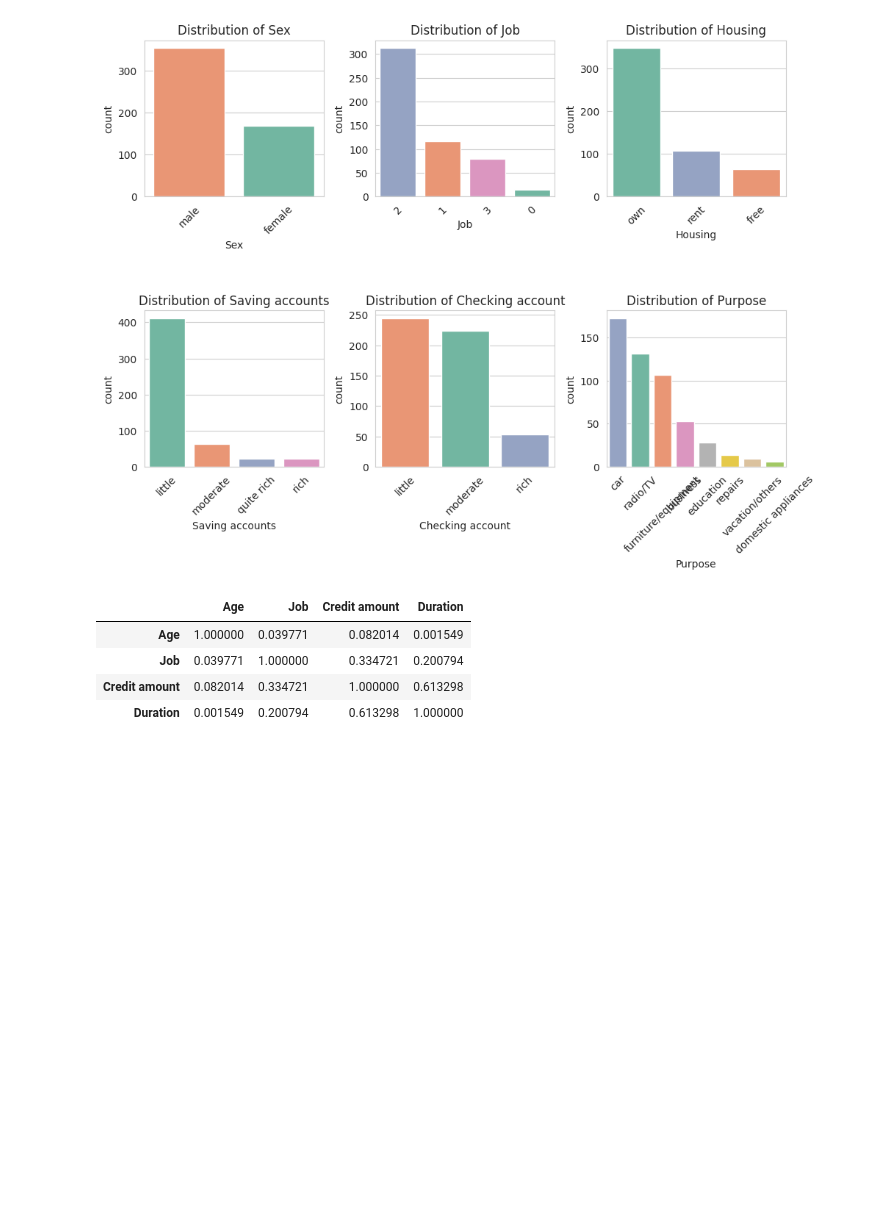
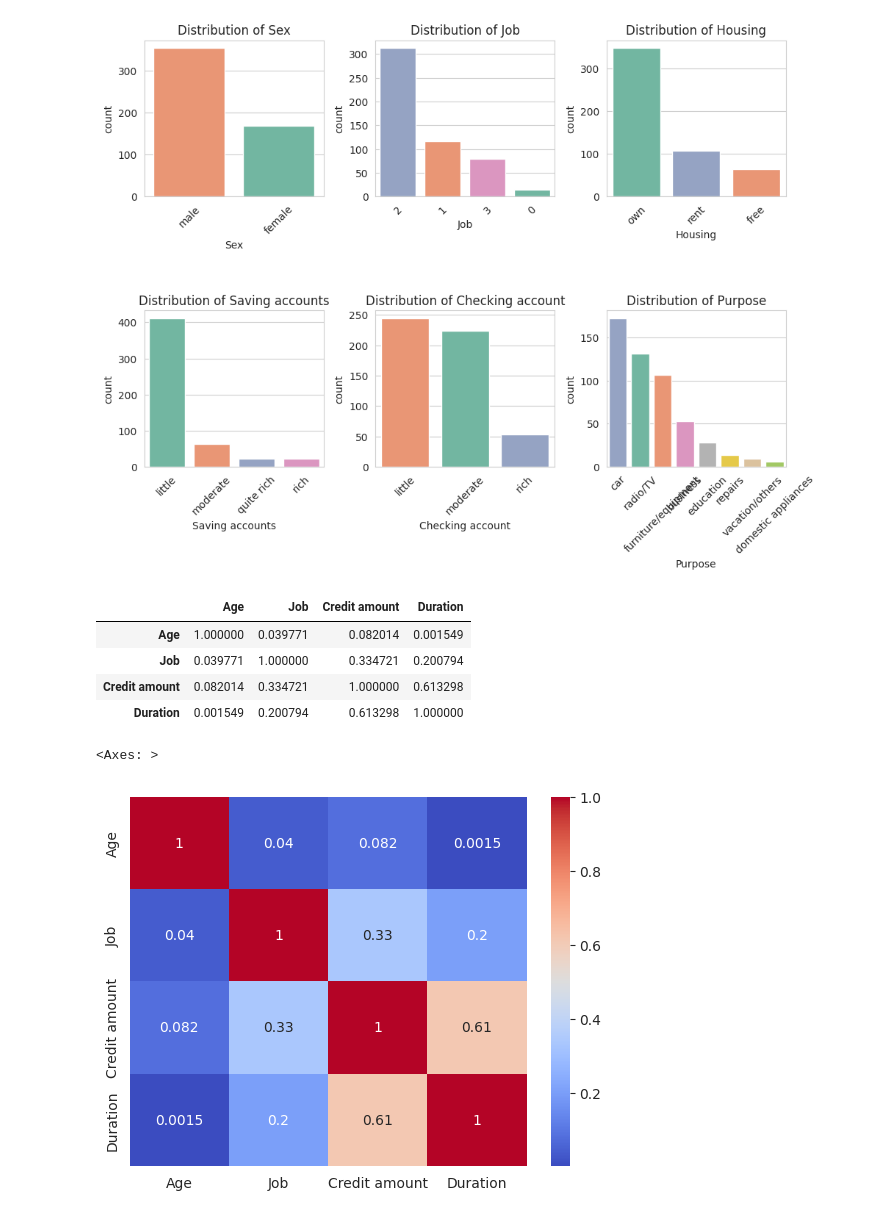
Before and after one commit to Prasmu007/Project-Credit-Risk-Modelling, a Jupyter notebook: Credit_Risk_Modelling.ipynb, the cells around one changed output. Saved outputs shown, nothing was run; the diff lists cells and outputs as text; code cells hidden in the pictures; blank space fills up the shorter version.

```diff
--- a/Credit_Risk_Modelling.ipynb
+++ b/Credit_Risk_Modelling.ipynb
@@ -187,3 +187,8 @@ corr
 | Job | 0.039771 | 1.000000 | 0.334721 | 0.200794 |
 | Credit amount | 0.082014 | 0.334721 | 1.000000 | 0.613298 |
 | Duration | 0.001549 | 0.200794 | 0.613298 | 1.000000 |
+# %%
+sns.heatmap(corr, annot=True, cmap="coolwarm")
+# %% [output]
+<Axes: >
+[figure, added]
```
